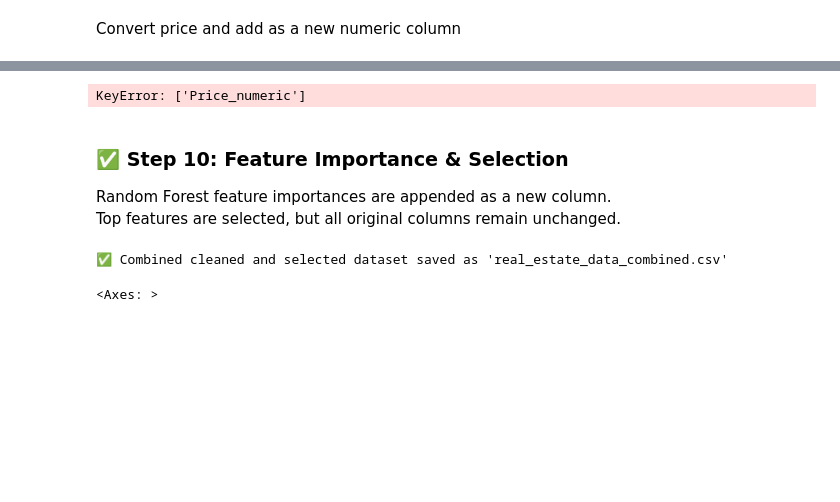
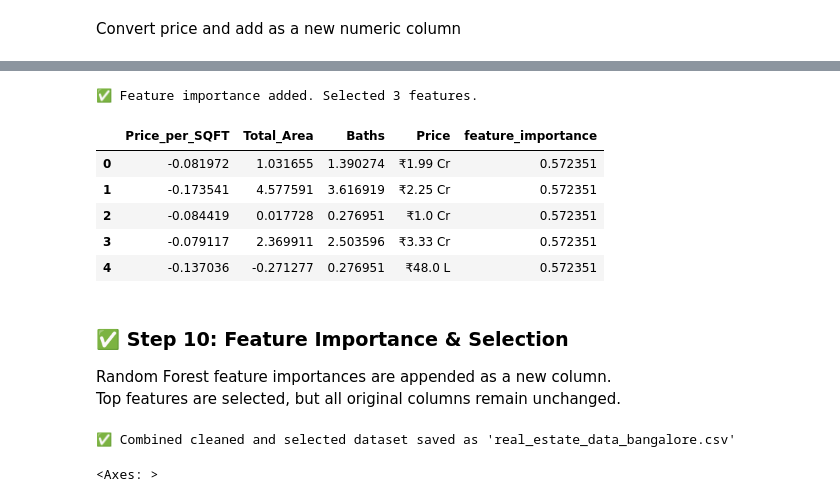
Before and after one commit to Krish1342/RealEsatePredictor, a Jupyter notebook: preprocessing/real_estate_preprocessing.ipynb, the cells around one changed output, grey strips where cells are left out. Saved outputs shown, nothing was run; the diff lists cells and outputs as text; code cells hidden in the pictures; blank space fills up the shorter version.

Commit message:
Real Estate data cleaned and preprocessed

```diff
--- a/preprocessing/real_estate_preprocessing.ipynb
+++ b/preprocessing/real_estate_preprocessing.ipynb
@@ -201,38 +217,44 @@ Convert price and add as a new numeric column
 from sklearn.ensemble import RandomForestRegressor
 
 # Drop rows with NaN in 'Price_numeric'
-df_clean = df.dropna(subset=['Price_numeric'])
+df_clean = df.dropna(subset=['Price_in_Lacs'])
 
 # Use only numeric columns for feature importance
 num_cols = df_clean.select_dtypes(include=np.number).columns
-feature_cols = [col for col in num_cols if col != 'Price_numeric']
+feature_cols = [col for col in num_cols if col != 'Price_in_Lacs']
 
 X_num = df_clean[feature_cols]
-y = df_clean['Price_numeric']
+y = df_clean['Price_in_Lacs']
 
 rf = RandomForestRegressor(n_estimators=100, random_state=42)
 rf.fit(X_num, y)
 importances = rf.feature_importances_
 
 feature_importance_df = pd.DataFrame({
     'Feature': X_num.columns,
     'Importance': importances
 }).sort_values(by='Importance', ascending=False)
 
 # Add feature importance as a new column (NaN for non-feature columns)
 df['feature_importance'] = np.nan
 for col, imp in zip(feature_importance_df['Feature'], feature_importance_df['Importance']):
     df.loc[:, 'feature_importance'] = df['feature_importance'].combine_first(df[col].map(lambda x: imp))
 
 # Select top features (e.g., importance >= 0.02)
 threshold = 0.02
 selected_features = feature_importance_df[feature_importance_df['Importance'] >= threshold]['Feature'].tolist()
 df_selected = df[selected_features + ['Price', 'feature_importance']]
 
 print(f"✅ Feature importance added. Selected {len(selected_features)} features.")
 df_selected.head()
 # %% [output]
-KeyError: ['Price_numeric']
+✅ Feature importance added. Selected 3 features.
+|  | Price_per_SQFT | Total_Area | Baths | Price | feature_importance |
+| 0 | -0.081972 | 1.031655 | 1.390274 | ₹1.99 Cr | 0.572351 |
+| 1 | -0.173541 | 4.577591 | 3.616919 | ₹2.25 Cr | 0.572351 |
+| 2 | -0.084419 | 0.017728 | 0.276951 | ₹1.0 Cr | 0.572351 |
+| 3 | -0.079117 | 2.369911 | 2.503596 | ₹3.33 Cr | 0.572351 |
+| 4 | -0.137036 | -0.271277 | 0.276951 | ₹48.0 L | 0.572351 |
 # %% [markdown]
 ### ✅ Step 10: Feature Importance & Selection
 Random Forest feature importances are appended as a new column.
@@ -251,11 +273,11 @@ if 'feature_importance' in df_selected.columns:
     combined_df['feature_importance'] = df_selected['feature_importance']
 
 # Save the combined dataset
-combined_df.to_csv("D:/vs code/sem 5/RealEsatePredictor/preprocessed_data/bangalore/real_estate_data_combined.csv", index=False)
+combined_df.to_csv("D:/vs code/sem 5/RealEsatePredictor/preprocessed_data/bangalore/real_estate_data_bangalore.csv", index=False)
 
-print("✅ Combined cleaned and selected dataset saved as 'real_estate_data_combined.csv'")
+print("✅ Combined cleaned and selected dataset saved as 'real_estate_data_bangalore.csv'")
 # %% [output]
-✅ Combined cleaned and selected dataset saved as 'real_estate_data_combined.csv'
+✅ Combined cleaned and selected dataset saved as 'real_estate_data_bangalore.csv'
 # %%
 # 📌 11. Correlation Matrix of Selected Features
 
```
Also changed, not shown: parts of 5 cells of this notebook, 2 other files.
